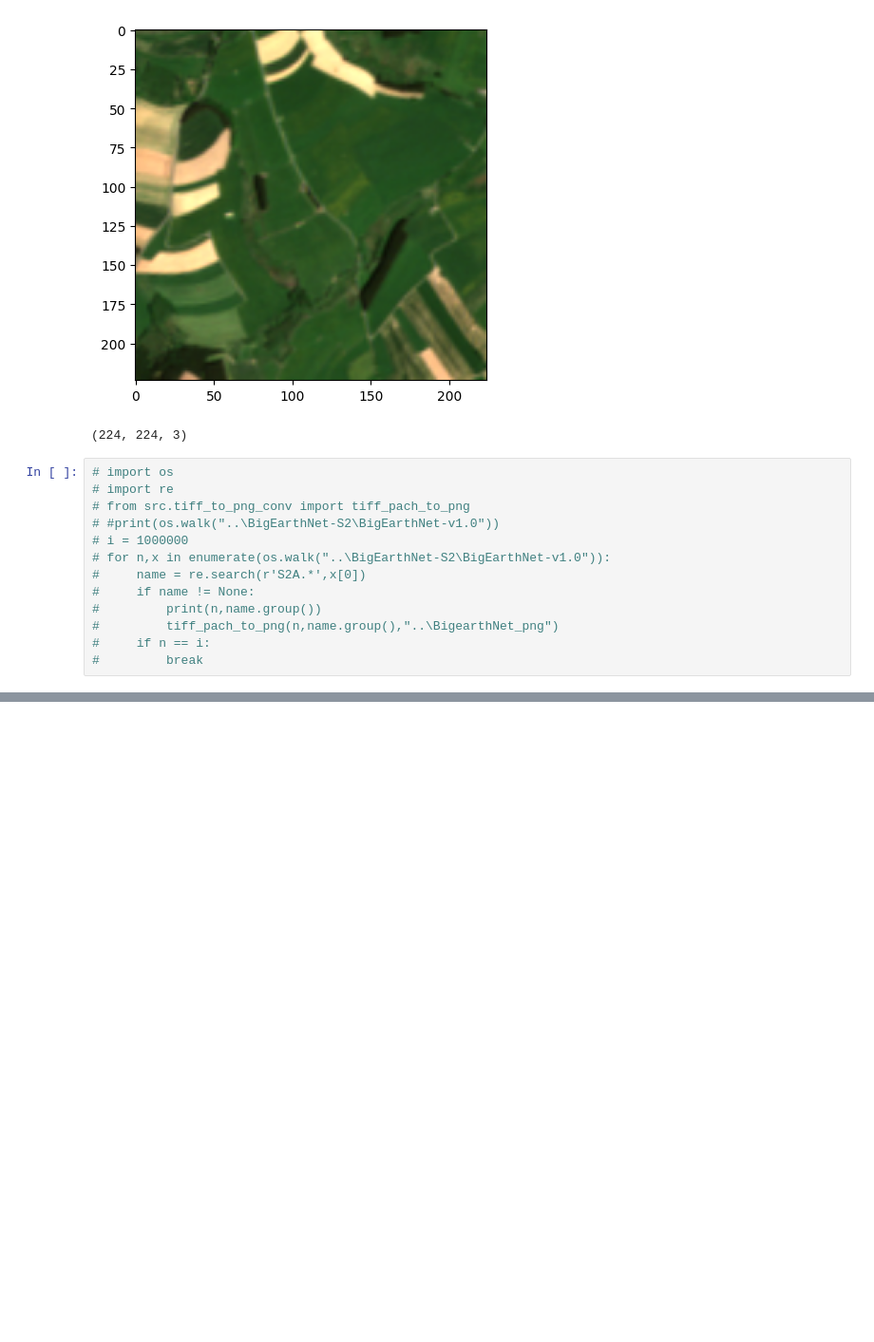
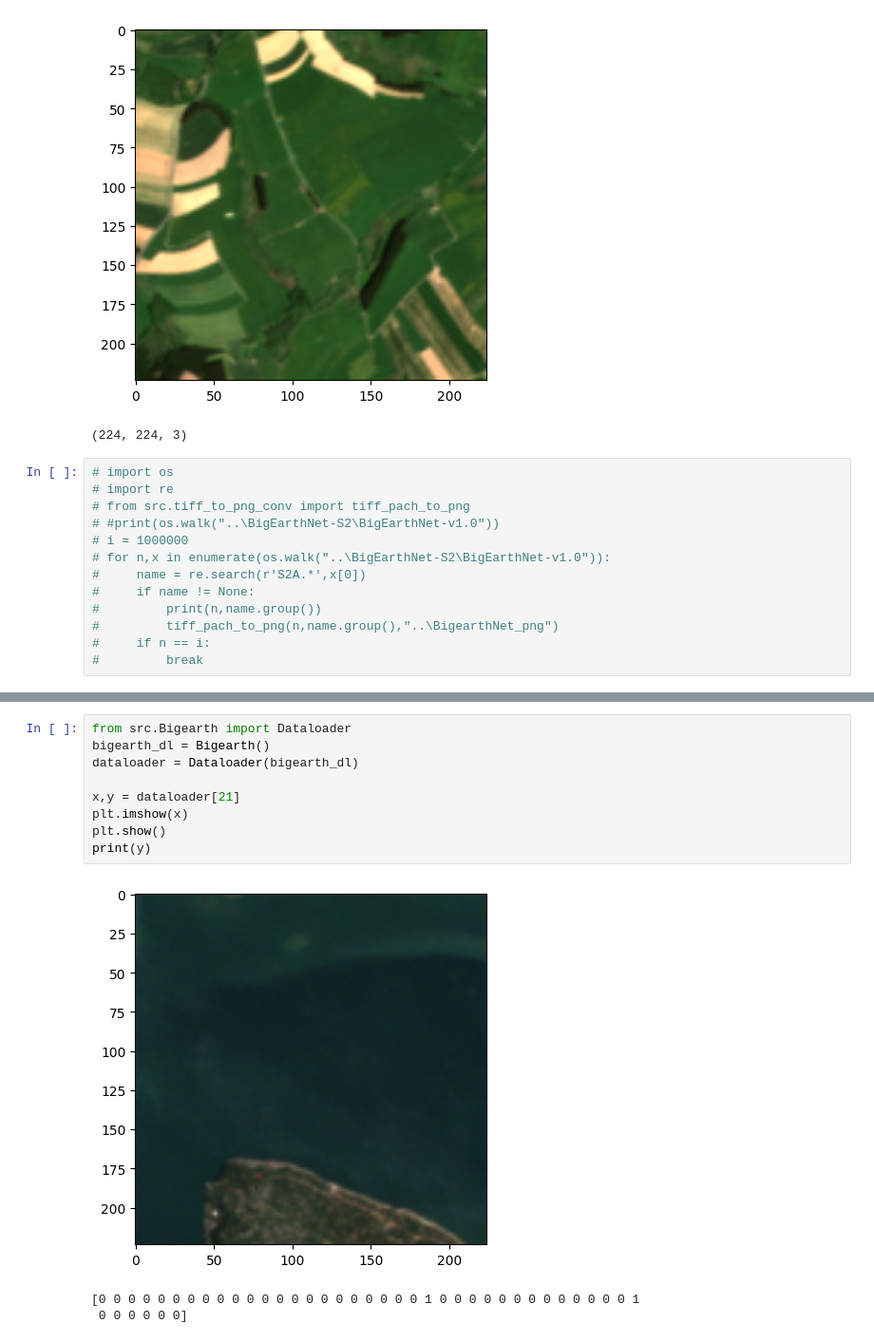
Before and after one commit to MichalMichniak/analysis-of-significance-areas, a Jupyter notebook: test.ipynb, the cells around one changed output, grey strips where cells are left out. Shown: that part at 95% size. Saved outputs shown, nothing was run; the diff lists cells and outputs as text; blank space fills up the shorter version.

```diff
--- a/test.ipynb
+++ b/test.ipynb
@@ -112,3 +112,16 @@ print(y)
 [figure]
 [0 0 0 0 0 0 0 0 0 0 0 0 0 0 0 0 0 0 0 0 0 0 0 0 0 0 0 0 0 0 0 0 0 0 0 0 1
  0 0 0 0 0 0]
+# %%
+from src.Bigearth import Dataloader
+bigearth_dl = Bigearth()
+dataloader = Dataloader(bigearth_dl)
+
+x,y = dataloader[21]
+plt.imshow(x)
+plt.show()
+print(y)
+# %% [output]
+[figure, added]
+[0 0 0 0 0 0 0 0 0 0 0 0 0 0 0 0 0 0 0 0 0 0 1 0 0 0 0 0 0 0 0 0 0 0 0 0 1
+ 0 0 0 0 0 0]
```
Also changed, not shown: parts of 1 cell of this notebook, 12 other files.
